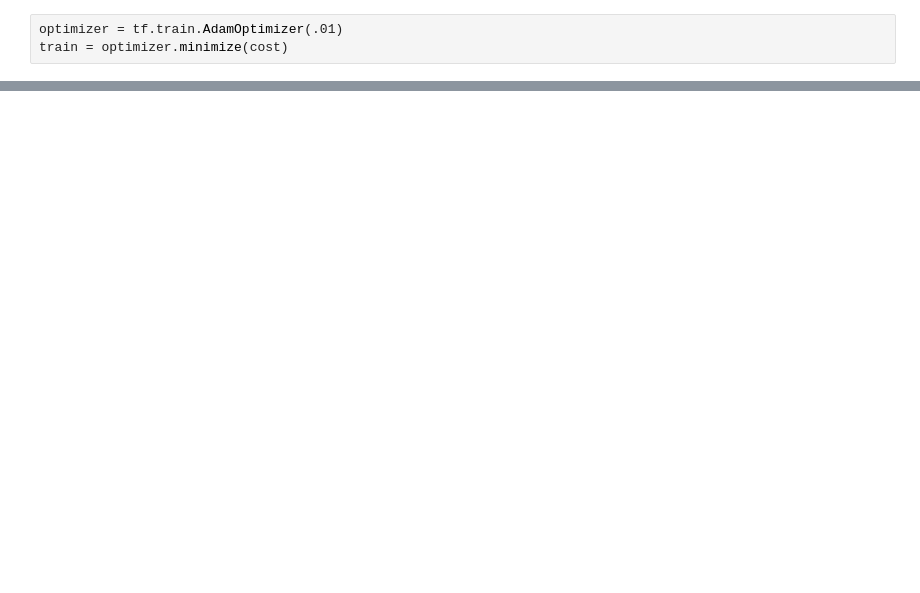
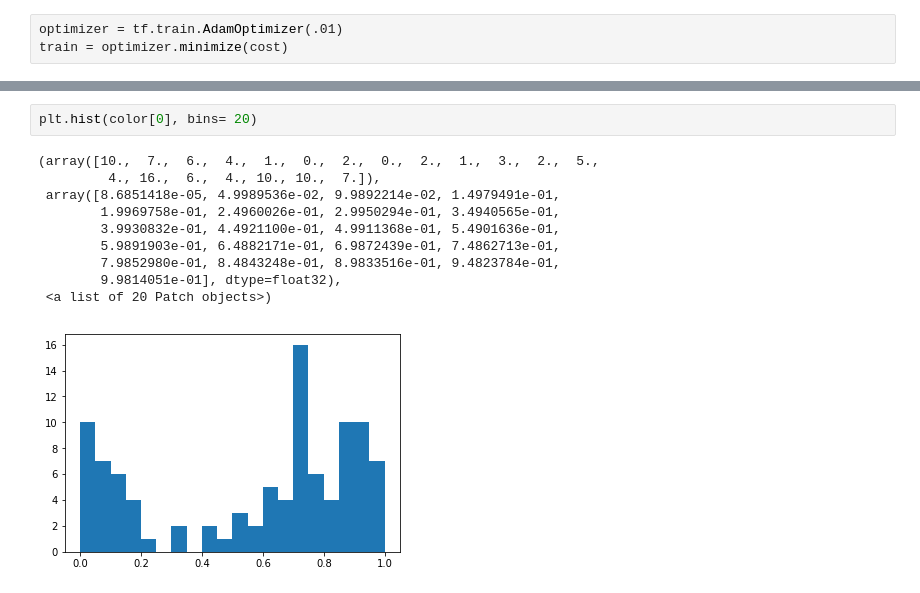
Before and after one commit to michiexile/icerm-tda-2019-08, a Jupyter notebook: Test_Annulus_edge_sparse.ipynb, the cells around one changed output, grey strips where cells are left out. Cells and saved outputs as stored; diff of their text form; blank space fills up the shorter version.

```diff
--- a/Test_Annulus_edge_sparse.ipynb
+++ b/Test_Annulus_edge_sparse.ipynb
@@ -158,0 +170,13 @@ array([[ 4.0378594 ],
+# %%
+plt.hist(color[0], bins= 20)
+# %% [output]
+(array([10.,  7.,  6.,  4.,  1.,  0.,  2.,  0.,  2.,  1.,  3.,  2.,  5.,
+         4., 16.,  6.,  4., 10., 10.,  7.]),
+ array([8.6851418e-05, 4.9989536e-02, 9.9892214e-02, 1.4979491e-01,
+        1.9969758e-01, 2.4960026e-01, 2.9950294e-01, 3.4940565e-01,
+        3.9930832e-01, 4.4921100e-01, 4.9911368e-01, 5.4901636e-01,
+        5.9891903e-01, 6.4882171e-01, 6.9872439e-01, 7.4862713e-01,
+        7.9852980e-01, 8.4843248e-01, 8.9833516e-01, 9.4823784e-01,
+        9.9814051e-01], dtype=float32),
+ <a list of 20 Patch objects>)
+[figure, added]
```
Also changed, not shown: parts of 9 cells of this notebook.
